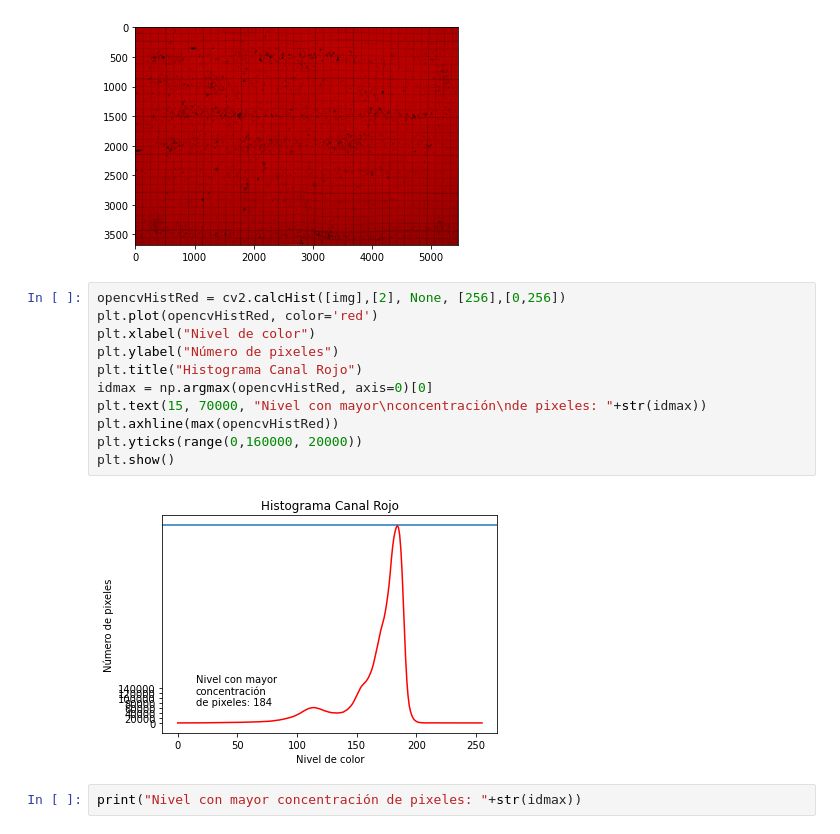
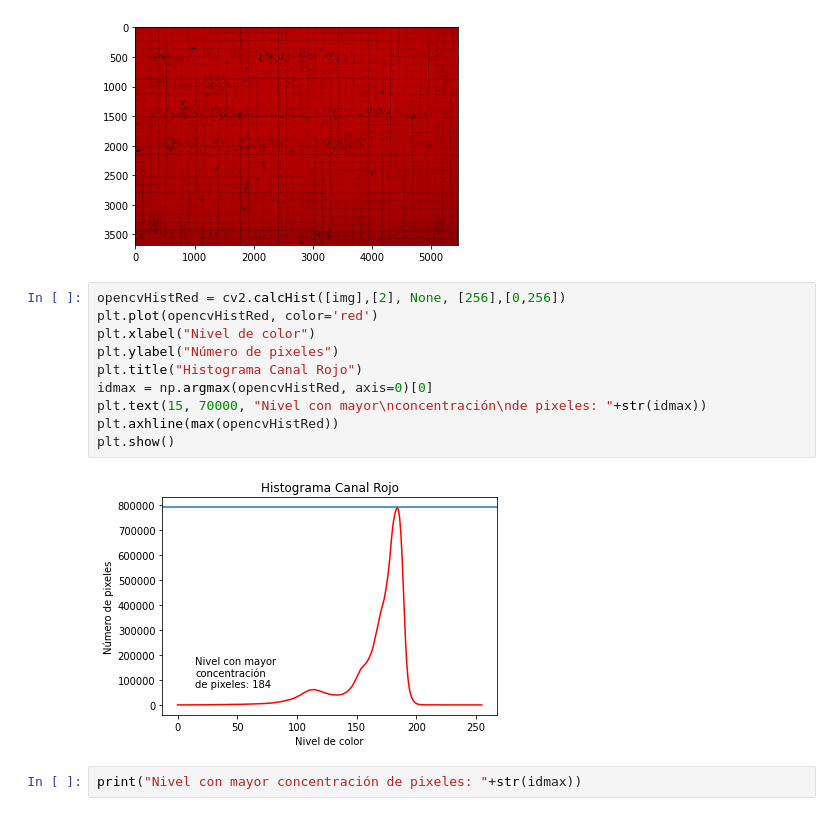
Before and after one commit to juanluishg/taller_images_apicultura, a Jupyter notebook: analisis_imagenes.ipynb, the cells around one changed output. Drawn from its saved outputs; the diff is of its cells as text.

```diff
--- a/analisis_imagenes.ipynb
+++ b/analisis_imagenes.ipynb
@@ -85,16 +85,15 @@ show_img(red)
 # %%
 opencvHistRed = cv2.calcHist([img],[2], None, [256],[0,256])
 plt.plot(opencvHistRed, color='red')
 plt.xlabel("Nivel de color")
 plt.ylabel("Número de pixeles")
 plt.title("Histograma Canal Rojo")
 idmax = np.argmax(opencvHistRed, axis=0)[0]
 plt.text(15, 70000, "Nivel con mayor\nconcentración\nde pixeles: "+str(idmax))
 plt.axhline(max(opencvHistRed))
-plt.yticks(range(0,160000, 20000))
 plt.show()
 # %% [output]
-[figure, old version]
+[figure, new version]
 # %%
 print("Nivel con mayor concentración de pixeles: "+str(idmax))
 # %% [output]
```
Also changed, not shown: parts of 5 cells of this notebook, 4 other files.
